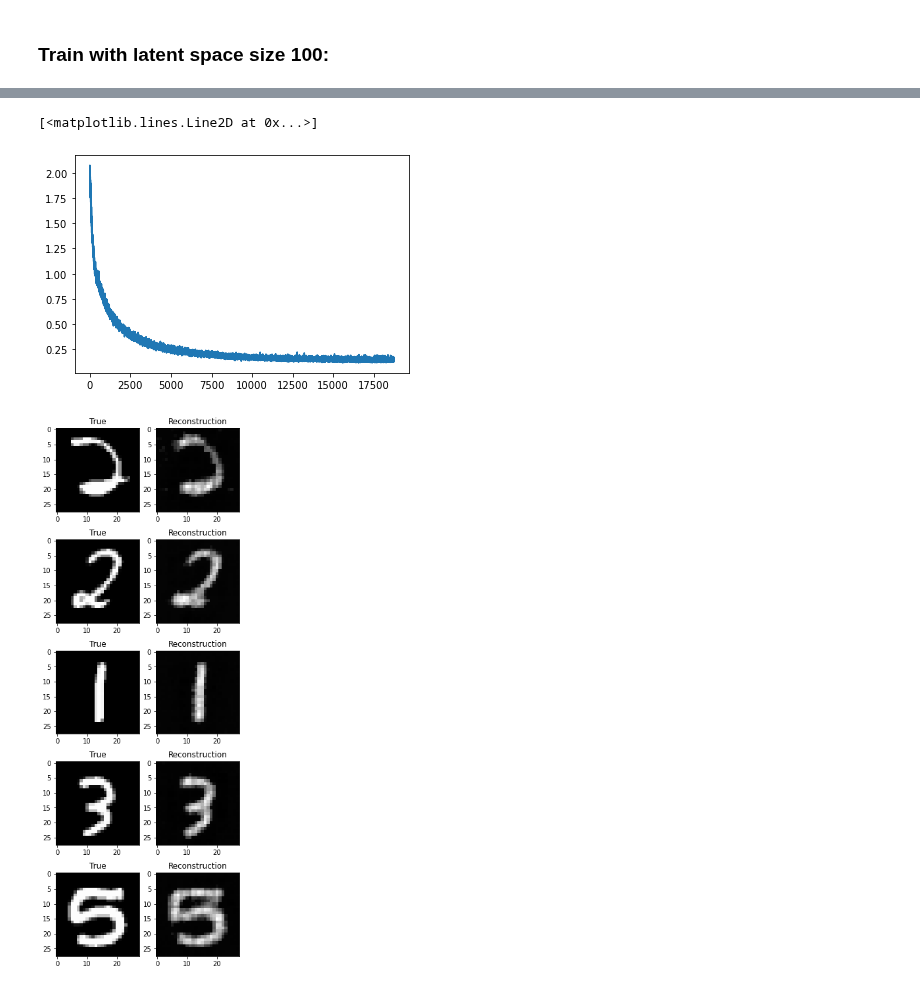
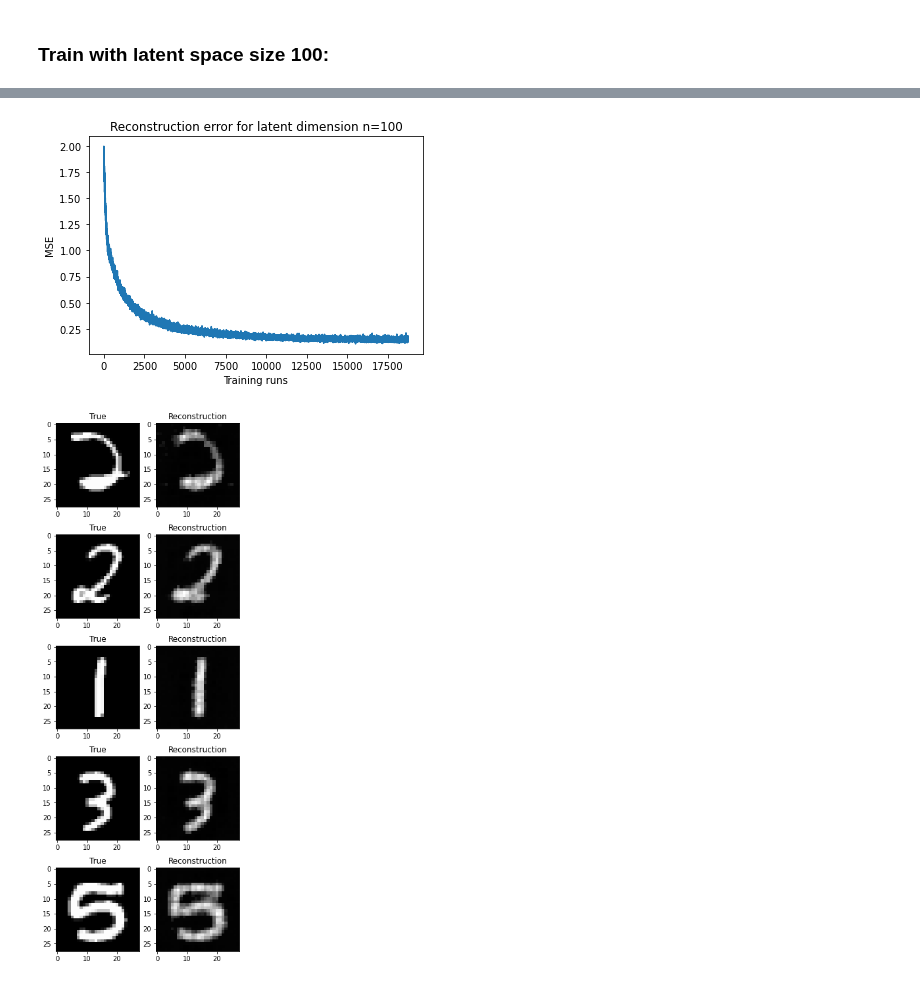
Before and after one commit to pwl482/patrec_2020, a Jupyter notebook: Assignment_11/AutoEncoders.ipynb, the cells around one changed output, grey strips where cells are left out. Saved outputs shown, nothing was run; the diff lists cells and outputs as text; code cells hidden in the pictures.

```diff
--- a/Assignment_11/AutoEncoders.ipynb
+++ b/Assignment_11/AutoEncoders.ipynb
@@ -28,5 +28,6 @@ True
 # %%
-DataPath = r"D:\PatternRecognition_Data"
+#DataPath = r"D:\PatternRecognition_Data"
+DataPath = "./"
 
 train_data = datasets.MNIST(DataPath, train=True, download=True, transform=transforms.ToTensor())
 train_loader = DataLoader(train_data, batch_size=len(train_data))
@@ -158,8 +167,12 @@ Epoch: 9/10 Step: 1850/1875 Loss: 0.145796
-# %%
-plt.plot(autoenc_losses_100)
-# %% [output]
-[<matplotlib.lines.Line2D at 0x...>]
-[figure, removed]
+# %%
+fig, ax = plt.subplots()
+ax.plot(autoenc_losses_100)
+ax.set_title('Reconstruction error for latent dimension n=100')
+ax.set_xlabel('Training runs')
+ax.set_ylabel('MSE')
+plt.show()
+# %% [output]
+[figure, added]
 # %%
 x, y = next(iter(train_loader))
 # img_block = autoenc_model.decoder(torch.rand(32,16,7,7))
```
Also changed, not shown: parts of 19 cells of this notebook.
